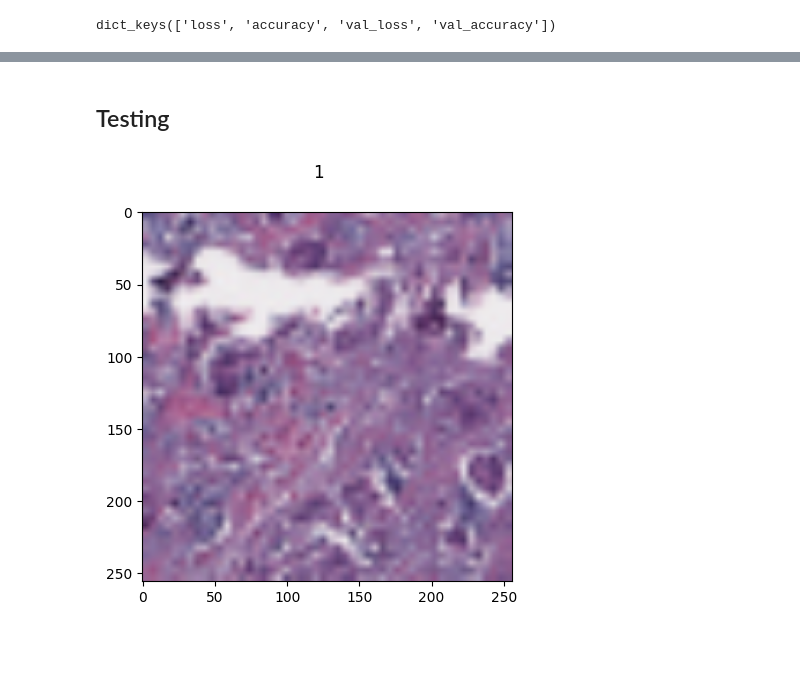
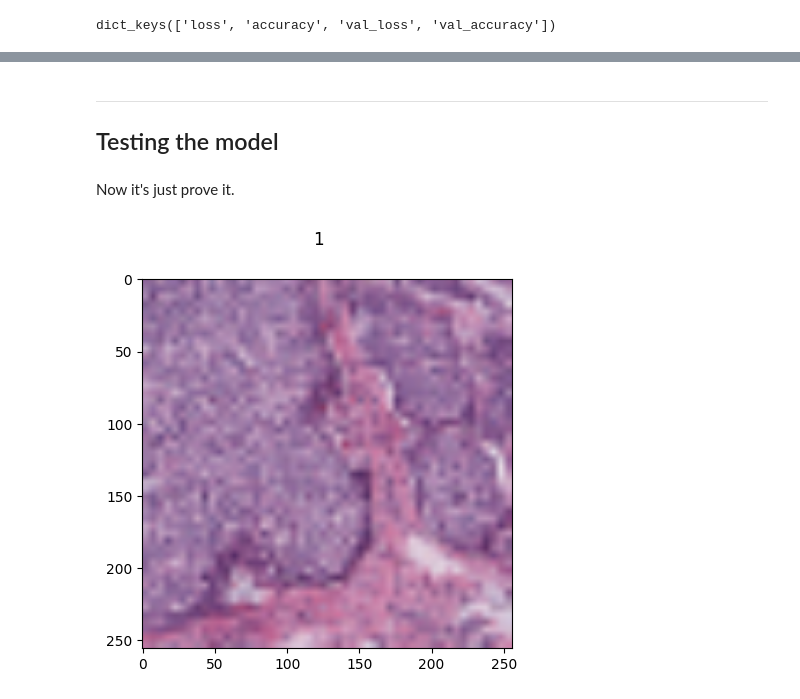
Before and after one commit to jmoc3/Breast-Cancer-Classifier, a Jupyter notebook: breastcancerclassifier.ipynb, the cells around one changed output, grey strips where cells are left out. Saved outputs shown, nothing was run; the diff lists cells and outputs as text; code cells hidden in the pictures; blank space fills up the shorter version.

```diff
--- a/breastcancerclassifier.ipynb
+++ b/breastcancerclassifier.ipynb
@@ -214,2 +283,3 @@ plt.show()
 # %% [markdown]
-## Testing
+***
+## Testing the model
@@ -217,0 +286,2 @@ test_image = test.as_numpy_iterator().next()
+# %% [markdown]
+Now it's just prove it.
@@ -218,6 +291,7 @@ test_image = test.as_numpy_iterator().next()
 # %%
-plt.imshow(test_image[0][3])
-plt.suptitle(test_image[1][3])
+## Quick glance
+plt.imshow(test_image[0][1])
+plt.suptitle(test_image[1][1])
 plt.show()
 # %% [output]
-[figure, old version]
+[figure, new version]
```
Also changed, not shown: parts of 48 cells of this notebook, 2 other files.
